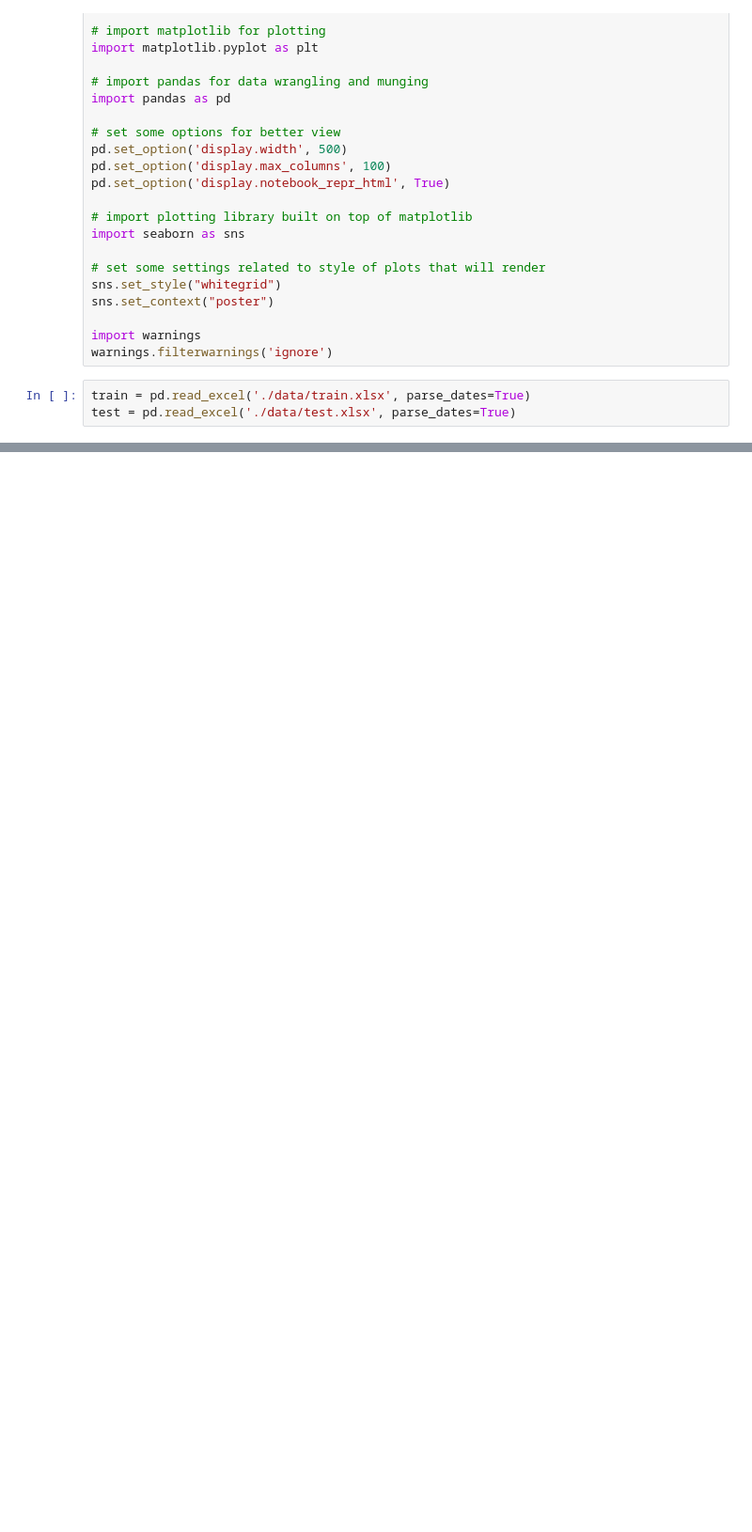
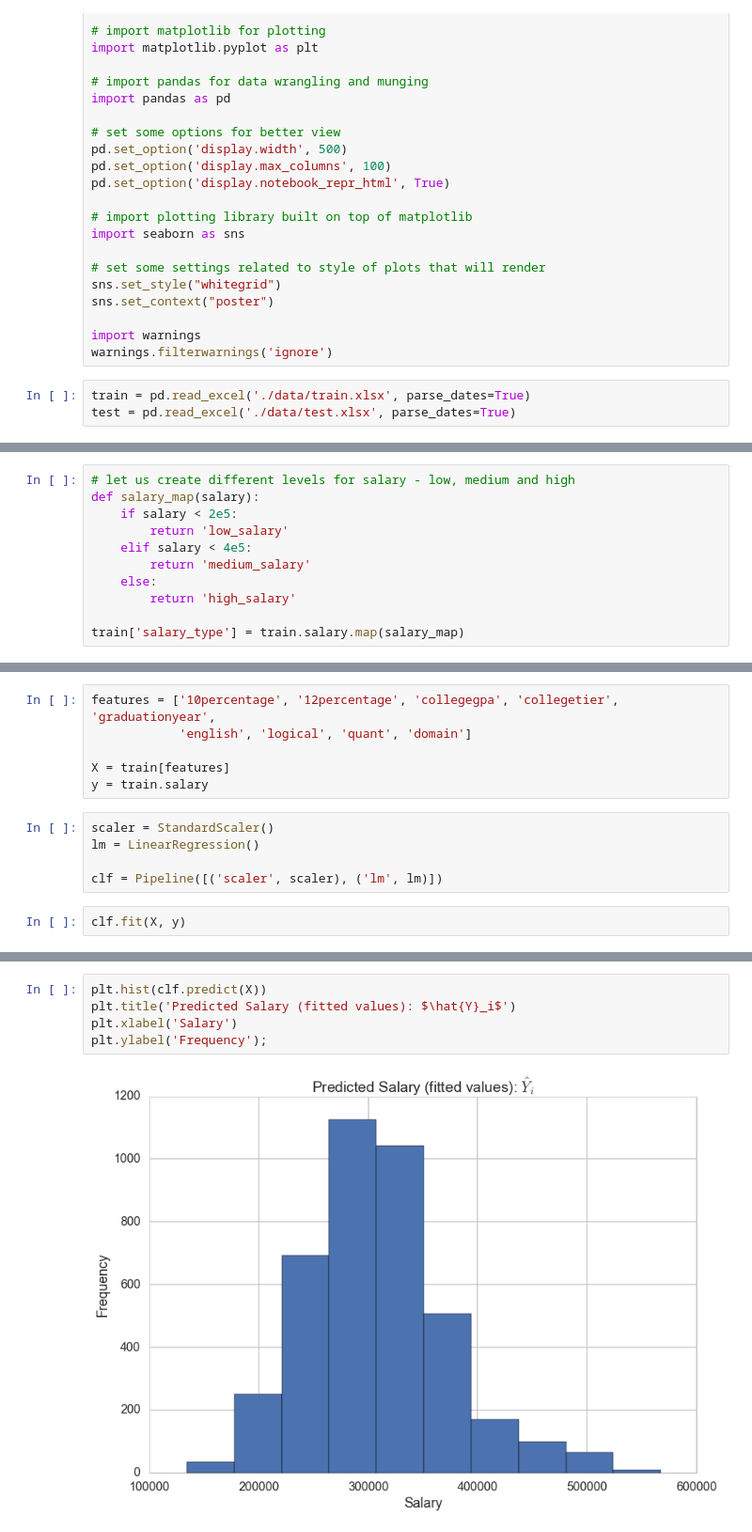
Before and after one commit to numb3r33/CoDS2016, a Jupyter notebook: Modelling.ipynb, the cells around one changed output, grey strips where cells are left out. Shown at 94% size. Cells and saved outputs as stored; diff of their text form; blank space fills up the shorter version.

Commit message:
Linear Regression Model

```diff
--- a/Modelling.ipynb
+++ b/Modelling.ipynb
@@ -30,0 +53,11 @@ test = pd.read_excel('./data/test.xlsx', parse_dates=True)
+# %%
+# let us create different levels for salary - low, medium and high
+def salary_map(salary):
+    if salary < 2e5:
+        return 'low_salary'
+    elif salary < 4e5:
+        return 'medium_salary'
+    else:
+        return 'high_salary'
+
+train['salary_type'] = train.salary.map(salary_map)
@@ -30,0 +93,13 @@ test = pd.read_excel('./data/test.xlsx', parse_dates=True)
+# %%
+features = ['10percentage', '12percentage', 'collegegpa', 'collegetier', 'graduationyear',
+            'english', 'logical', 'quant', 'domain']
+
+X = train[features]
+y = train.salary
+# %%
+scaler = StandardScaler()
+lm = LinearRegression()
+
+clf = Pipeline([('scaler', scaler), ('lm', lm)])
+# %%
+clf.fit(X, y)
@@ -30,0 +138,7 @@ test = pd.read_excel('./data/test.xlsx', parse_dates=True)
+# %%
+plt.hist(clf.predict(X))
+plt.title('Predicted Salary (fitted values): $\hat{Y}_i$')
+plt.xlabel('Salary')
+plt.ylabel('Frequency');
+# %% [output]
+[figure, added]
```
Also changed, not shown: parts of 20 cells of this notebook, 1 other file.
